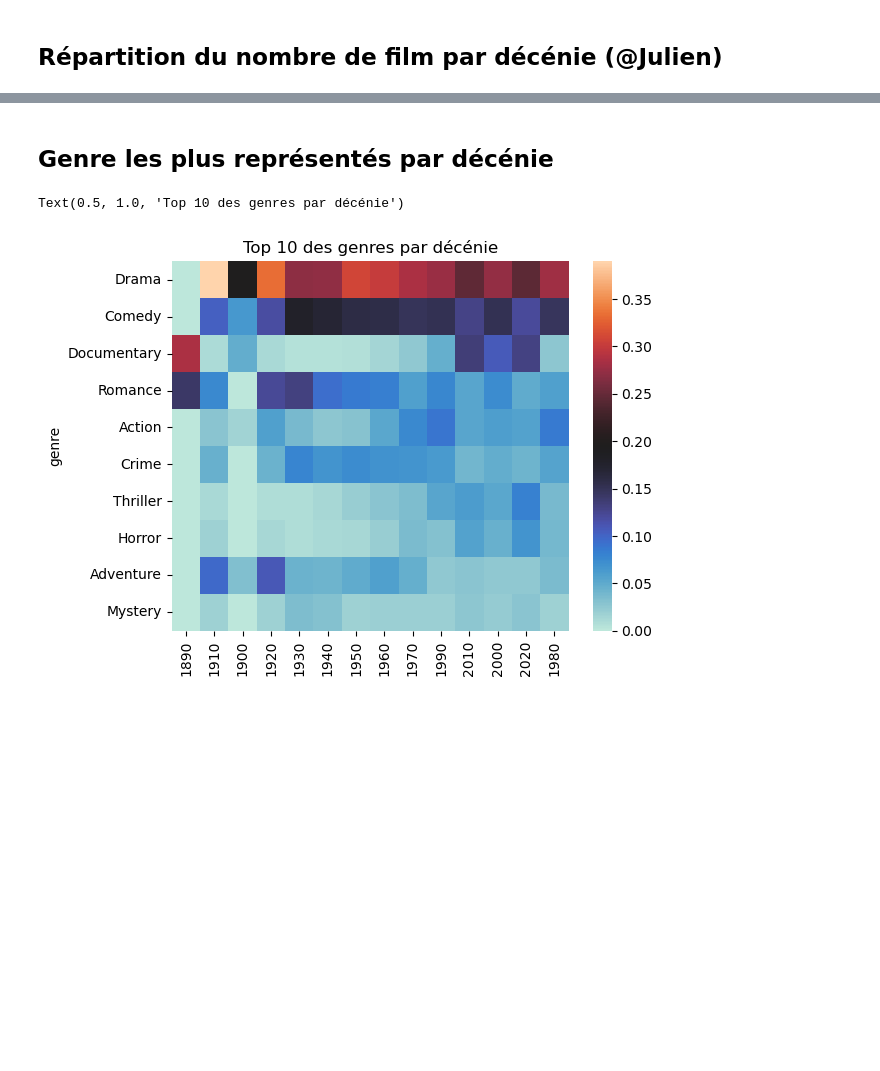
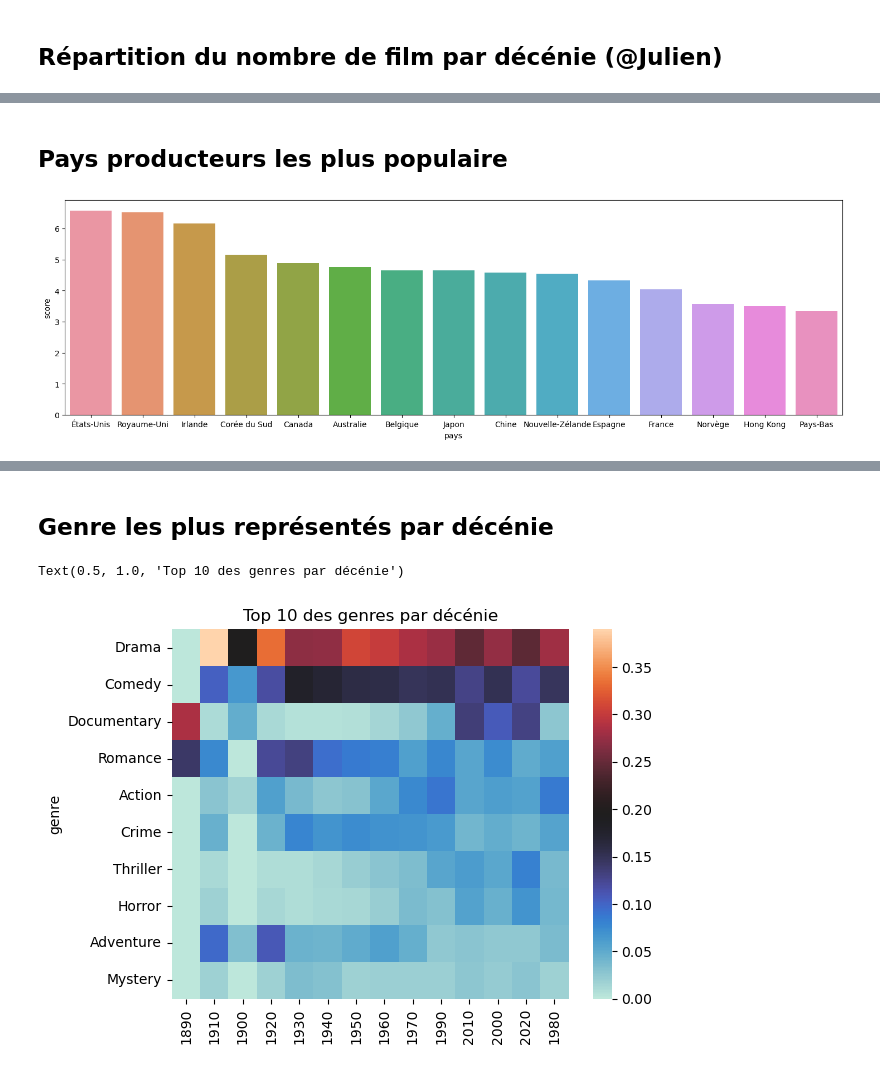
Before and after one commit to LunaGTN/film_recommendation_system, a Jupyter notebook: analyse.ipynb, the cells around one changed output, grey strips where cells are left out. Saved outputs shown, nothing was run; the diff lists cells and outputs as text; code cells hidden in the pictures; blank space fills up the shorter version.

```diff
--- a/analyse.ipynb
+++ b/analyse.ipynb
@@ -11,0 +36,12 @@ df_top_genre = pd.read_csv("df_top_genre.csv").set_index("genre")
+# %% [markdown]
+## Pays producteurs les plus populaire
+# %%
+plt.figure(figsize=(18,5))
+
+sns.barplot(data=df_top_pays,
+            x="pays",
+            y="score",
+            ci = None)
+plt.show()
+# %% [output]
+[figure, added]
```
Also changed, not shown: parts of 10 cells of this notebook.
